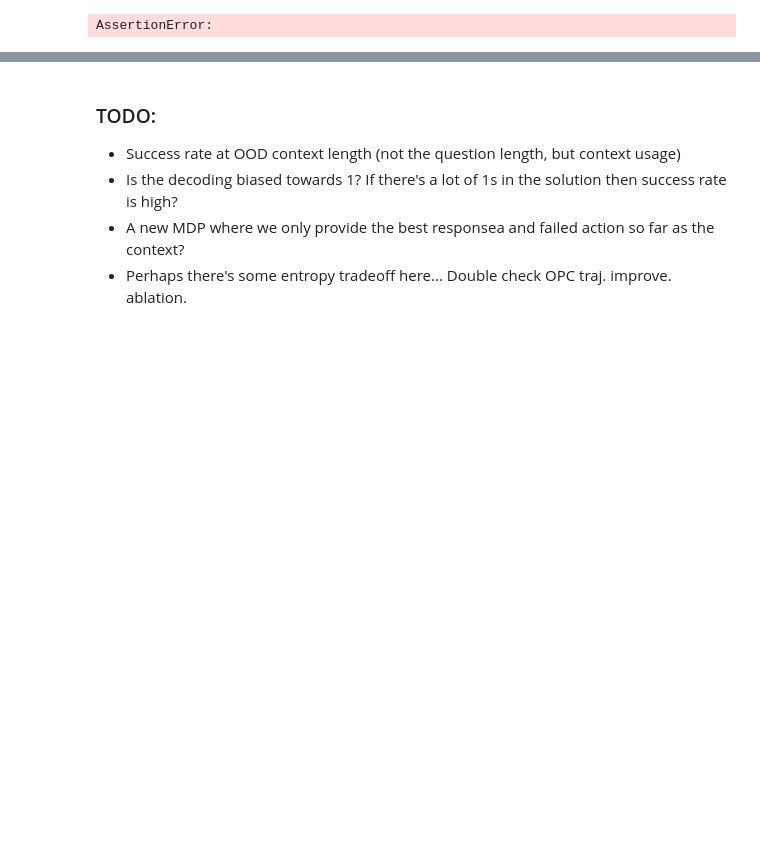
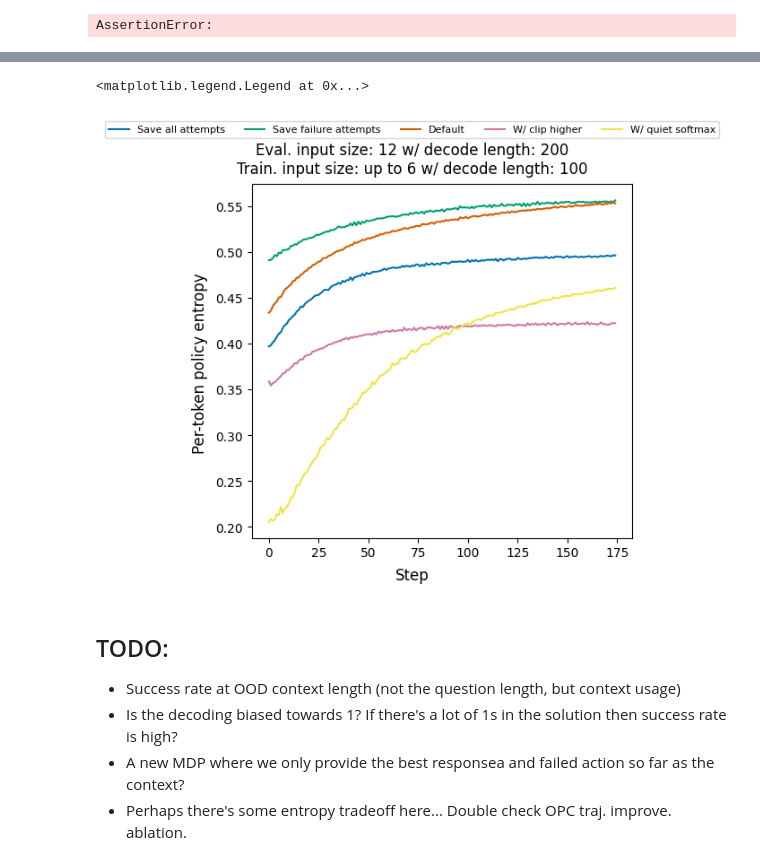
Before and after one commit to chanb/scaling_jax, a Jupyter notebook: src/evaluations/attempt_diversity.ipynb, the cells around one changed output, grey strips where cells are left out. Cells and saved outputs as stored; diff of their text form; code cells hidden in the pictures; blank space fills up the shorter version.

```diff
--- a/src/evaluations/attempt_diversity.ipynb
+++ b/src/evaluations/attempt_diversity.ipynb
@@ -873,0 +1188,9 @@ assert 0
+# %%
+all_trajs = [
+    [
+        ["".join(map(lambda x: str(x), curr_traj[sample_i, traj_i][start_idx:end_idx])) for start_idx, end_idx in zip(
+            *get_attempt_reset_idxes(sample_i, traj_i))]
+        for traj_i in range(num_evals)
+    ]
+    for sample_i in range(batch_size)
+]
@@ -873,0 +1205,10 @@ assert 0
+# %%
+entropies = [
+    [
+        scipy.stats.entropy(np.unique(list(filter(lambda x: x != "", curr_traj)), return_counts=True)[1])
+        for curr_traj in curr_sample
+    ]
+    for curr_sample in all_trajs
+]
+# %%
+entropies = np.array(entropies)
@@ -874,7 +1326,45 @@ assert 0
+# %%
+question_len = max_bits * 2 + 1
+num_cols = 1
+num_rows = 1
+fig, axes = plt.subplots(num_rows, num_cols, layout="constrained", figsize=(5.0 * num_cols, 5.0 * num_rows))
+
+for exp_name, curr_exp_res in results.items():
+    if exp_name == "BFS":
+        continue
+    logits = results[exp_name][1]
+    entropies = optax.softmax_cross_entropy(logits, jax.nn.softmax(logits, axis=-1))
+    # TODO: exlude outputs after completion
+    mean_entropies = np.mean(entropies, axis=0)[question_len:]
+    plt.plot(
+        np.arange(len(mean_entropies)),
+        mean_entropies,
+        label=exp_name
+    )
+
+fig.supylabel("Per-token policy entropy")
+fig.supxlabel("Step")
+fig.suptitle("Eval. input size: {} w/ decode length: {}\nTrain. input size: up to {} w/ decode length: {}".format(
+    max_bits,
+    max_response_length,
+    train_num_bits,
+    train_max_decode_len,
+))
+fig.legend(
+    bbox_to_anchor=(0.0, 1.0, 1.0, 0.0),
+    loc="lower center",
+    ncols=5,
+    borderaxespad=0.0,
+    frameon=True,
+    fontsize="8",
+)
+# %% [output]
+<matplotlib.legend.Legend at 0x...>
+[figure, added]
 # %%
 assert 0
 # %% [markdown]
-### TODO:
+## TODO:
 - Success rate at OOD context length (not the question length, but context usage)
 - Is the decoding biased towards 1? If there's a lot of 1s in the solution then success rate is high?
 - A new MDP where we only provide the best responsea and failed action so far as the context?
```
Also changed, not shown: parts of 38 cells of this notebook, 1 other file.
